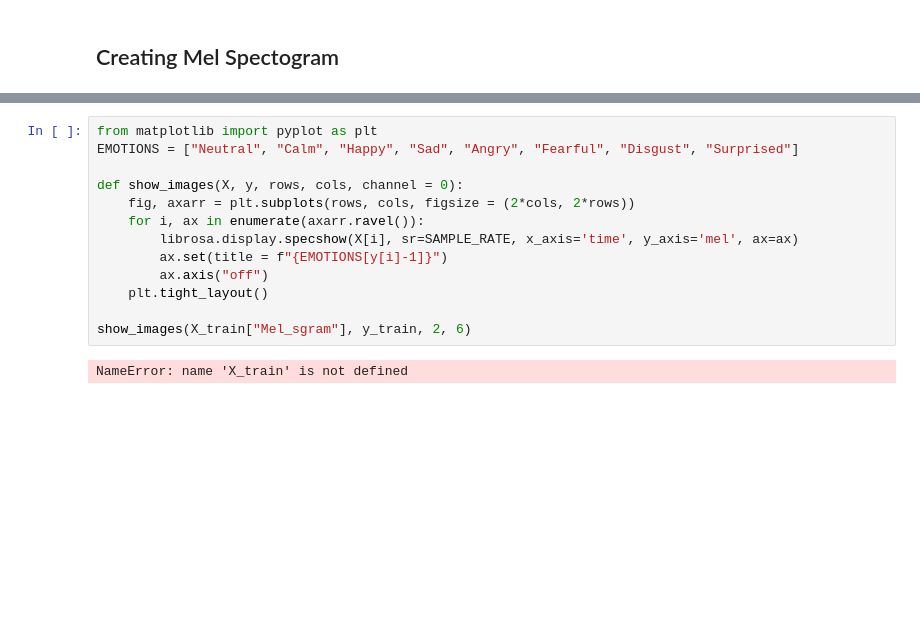
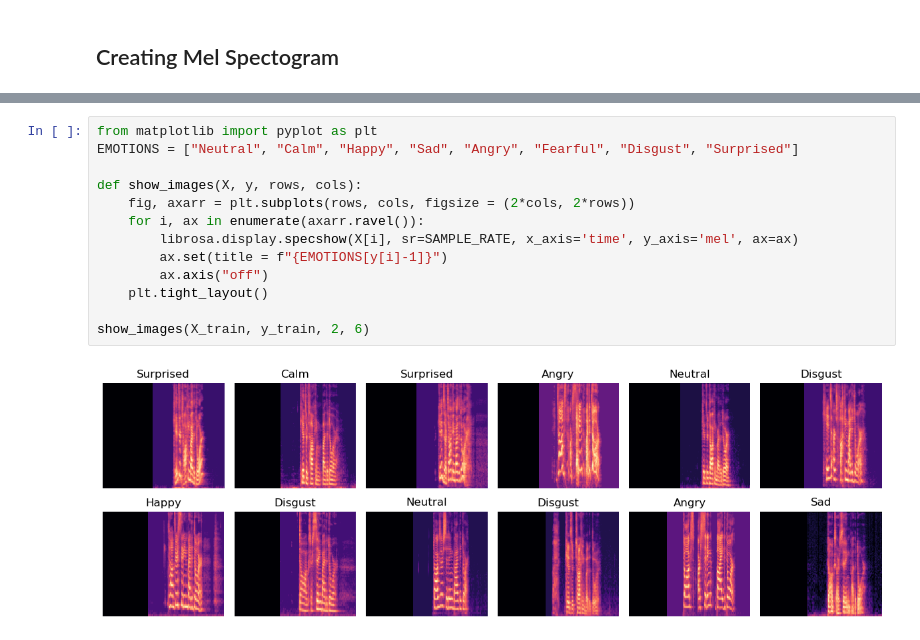
Before and after one commit to Hokalaka2/voice-emotion-classification, a Jupyter notebook: index.ipynb, the cells around one changed output, grey strips where cells are left out. Drawn from its saved outputs; the diff is of its cells as text; blank space fills up the shorter version.

```diff
--- a/index.ipynb
+++ b/index.ipynb
@@ -176,15 +194,15 @@ librosa.display.specshow(df["Mel_sgram"][0], sr=df["Sample_rate"][0], x_axis='ti
 # %%
 from matplotlib import pyplot as plt
 EMOTIONS = ["Neutral", "Calm", "Happy", "Sad", "Angry", "Fearful", "Disgust", "Surprised"]
 
-def show_images(X, y, rows, cols, channel = 0):
+def show_images(X, y, rows, cols):
     fig, axarr = plt.subplots(rows, cols, figsize = (2*cols, 2*rows))
     for i, ax in enumerate(axarr.ravel()):
         librosa.display.specshow(X[i], sr=SAMPLE_RATE, x_axis='time', y_axis='mel', ax=ax)
         ax.set(title = f"{EMOTIONS[y[i]-1]}")
         ax.axis("off")
     plt.tight_layout()
 
-show_images(X_train["Mel_sgram"], y_train, 2, 6)
+show_images(X_train, y_train, 2, 6)
 # %% [output]
-NameError: name 'X_train' is not defined
+[figure, added]
```
Also changed, not shown: parts of 8 cells of this notebook.
